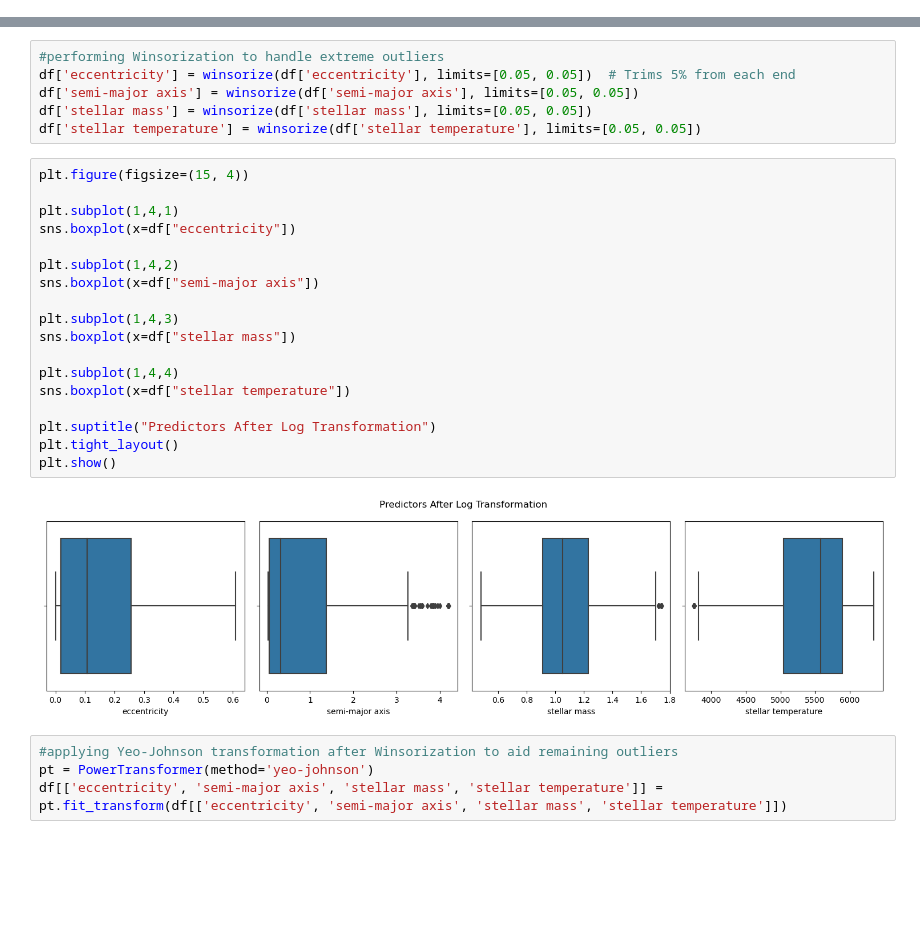
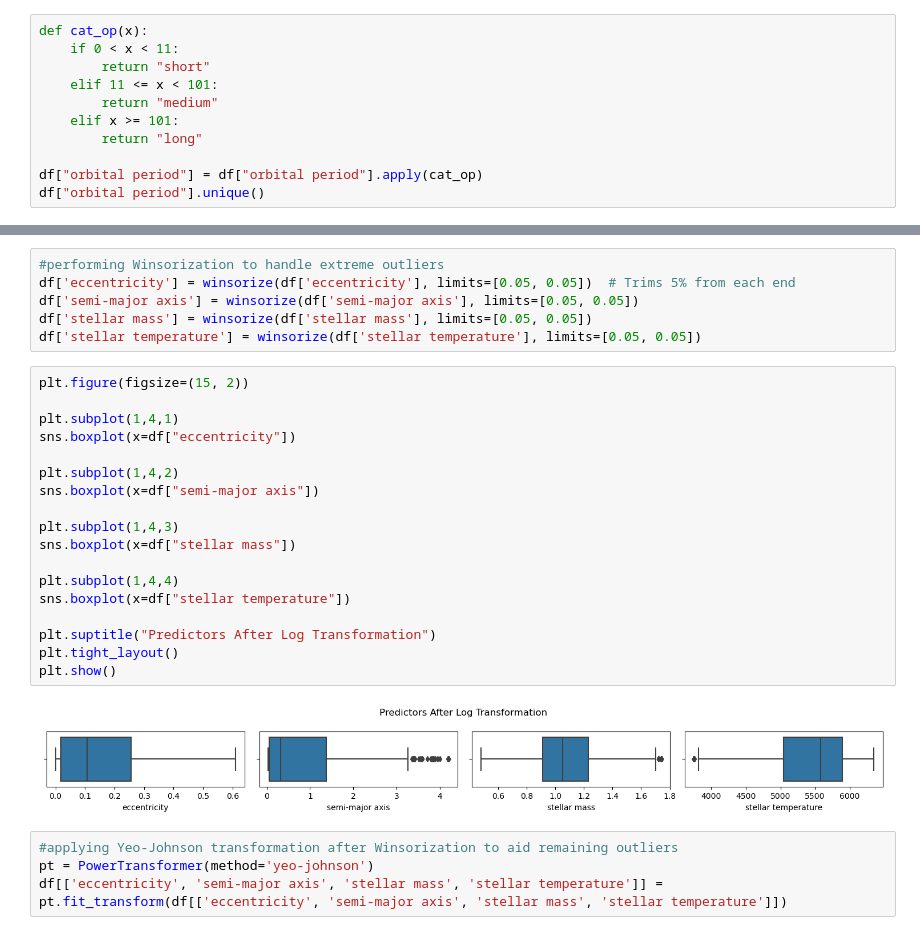
Before and after one commit to Sunnyshio/Predictive-Classification-of-Exoplanetary-Orbital-Periods, a Jupyter notebook: classification of exoplanetary orbital periods.ipynb, the cells around one changed output, grey strips where cells are left out. Cells and saved outputs as stored; diff of their text form; blank space fills up the shorter version.

Commit message:
performed ordinal coding for orbital period classes

```diff
--- a/classification of exoplanetary orbital periods.ipynb
+++ b/classification of exoplanetary orbital periods.ipynb
@@ -102,0 +109,11 @@ dtype: int64
+# %%
+def cat_op(x):
+    if 0 < x < 11:
+        return "short"
+    elif 11 <= x < 101:
+        return "medium"
+    elif x >= 101:
+        return "long"
+
+df["orbital period"] = df["orbital period"].apply(cat_op)
+df["orbital period"].unique()
@@ -155,25 +174,25 @@ df['semi-major axis'] = winsorize(df['semi-major axis'], limits=[0.05, 0.05])
 df['stellar mass'] = winsorize(df['stellar mass'], limits=[0.05, 0.05])
 df['stellar temperature'] = winsorize(df['stellar temperature'], limits=[0.05, 0.05])
 # %%
-plt.figure(figsize=(15, 4))
+plt.figure(figsize=(15, 2))
 
 plt.subplot(1,4,1)
 sns.boxplot(x=df["eccentricity"])
 
 plt.subplot(1,4,2)
 sns.boxplot(x=df["semi-major axis"])
 
 plt.subplot(1,4,3)
 sns.boxplot(x=df["stellar mass"])
 
 plt.subplot(1,4,4)
 sns.boxplot(x=df["stellar temperature"])
 
 plt.suptitle("Predictors After Log Transformation")
 plt.tight_layout()
 plt.show()
 # %% [output]
-[figure, old version]
+[figure, new version]
 # %%
 #applying Yeo-Johnson transformation after Winsorization to aid remaining outliers
 pt = PowerTransformer(method='yeo-johnson')
```
Also changed, not shown: parts of 5 cells of this notebook.
